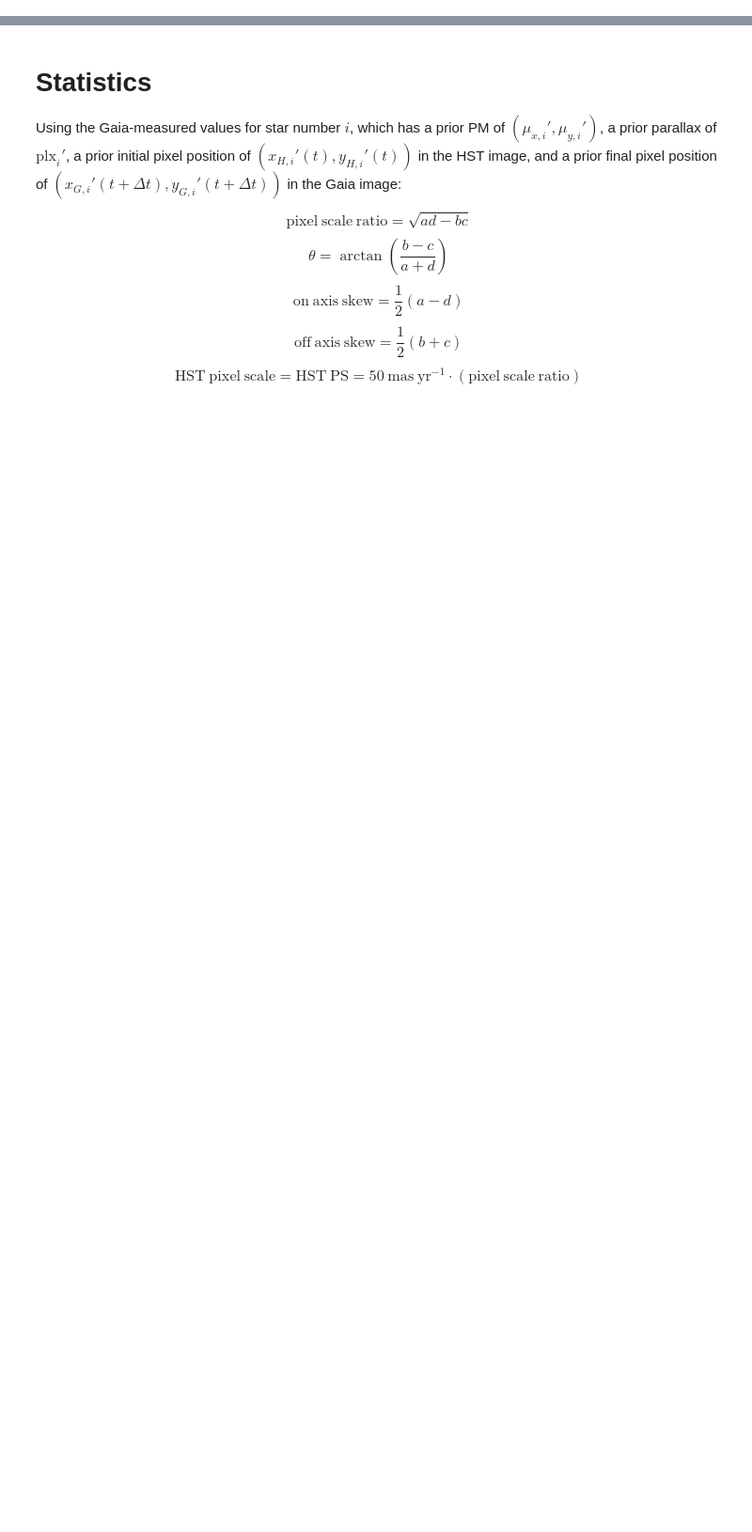
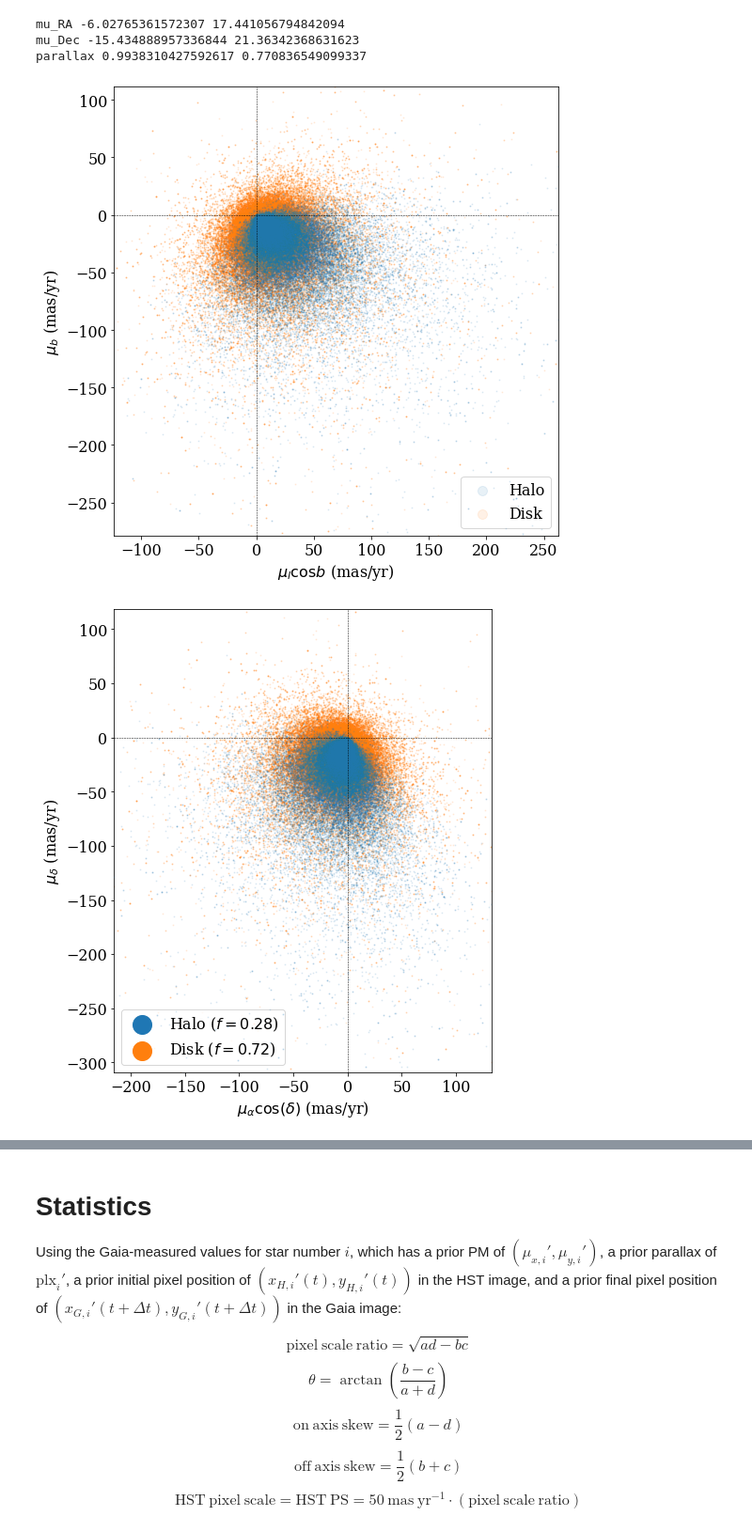
Before and after one commit to KevinMcK95/BayesianPMs, a Jupyter notebook: fake_pm_output_maker.ipynb, the cells around one changed output, grey strips where cells are left out. Shown at 94% size. Cells and saved outputs as stored; diff of their text form; code cells hidden in the pictures; blank space fills up the shorter version.

```diff
--- a/fake_pm_output_maker.ipynb
+++ b/fake_pm_output_maker.ipynb
@@ -648,15 +783,6 @@ plt.show()
 # %%
-resampled_params = np.zeros_like(new_params)
-chosen_inds = np.random.choice(len(new_params),p=new_param_weights,size=len(new_params))
-resampled_params = np.copy(new_params[chosen_inds])
-resampled_param_pms = np.copy(new_param_pms[chosen_inds])
-resampled_param_pm_lbs = np.copy(new_param_pm_lbs[chosen_inds])
-
-resampled_halo = (resampled_params[:,1] == 1)
-resampled_disk = ~resampled_halo
-
 size = 1
-alpha = 0.2
+alpha = 0.1
 
 print('mu_RA',np.median(resampled_param_pms[:,0]),0.5*np.diff(np.percentile(resampled_param_pms[:,0],[16,84]))[0])
 print('mu_Dec',np.median(resampled_param_pms[:,1]),0.5*np.diff(np.percentile(resampled_param_pms[:,1],[16,84]))[0])
@@ -670,36 +796,89 @@ if np.sum(resampled_halo) > 0:
 if np.sum(resampled_disk) > 0:
     plt.scatter(resampled_param_pm_lbs[resampled_disk,0],resampled_param_pm_lbs[resampled_disk,1],
                 color='C1',label='Disk',zorder=-1e10,s=size,alpha=alpha)
 plt.legend(loc=4,markerscale=10)
 plt.axhline(0,c='k',ls='--',lw=0.5,zorder=1e20)
 plt.axvline(0,c='k',ls='--',lw=0.5,zorder=1e20)
-plt.xlabel('$\mu_{l}$ (mas/yr)')
+plt.xlabel('$\mu_{l} \cos b$ (mas/yr)')
 plt.ylabel('$\mu_{b}$ (mas/yr)')
 bounds = np.percentile(resampled_param_pm_lbs,[16,50,84],axis=0).T
 n_sigma = 10
 xlim = bounds[0,1]-n_sigma*(bounds[0,1]-bounds[0,0]),bounds[0,1]+n_sigma*(bounds[0,2]-bounds[0,1])
 ylim = bounds[1,1]-n_sigma*(bounds[1,1]-bounds[1,0]),bounds[1,1]+n_sigma*(bounds[1,2]-bounds[1,1])
 plt.xlim(xlim);plt.ylim(ylim)
 plt.tight_layout()
 plt.show()
 
 plt.figure(figsize=(8,8))
 plt.gca().set_aspect('equal')
 if np.sum(resampled_halo) > 0:
     plt.scatter(resampled_param_pms[resampled_halo,0],resampled_param_pms[resampled_halo,1],
-                color='C0',label='Halo',zorder=1e10,s=size,alpha=alpha)
+                color='C0',label='Halo ($f=%.2f$)'%(chosen_halo_fraction),zorder=1e10,s=size,alpha=alpha)
 if np.sum(resampled_disk) > 0:
     plt.scatter(resampled_param_pms[resampled_disk,0],resampled_param_pms[resampled_disk,1],
-                color='C1',label='Disk',zorder=-1e10,s=size,alpha=alpha)
-plt.legend(loc=3,markerscale=10)
+                color='C1',label='Disk ($f=%.2f$)'%(1-chosen_halo_fraction),zorder=-1e10,s=size,alpha=alpha)
+leg = plt.legend(loc=3,markerscale=20)
+for lh in leg.legendHandles:
+    lh.set_alpha(1)
 plt.axhline(0,c='k',ls='--',lw=0.5,zorder=1e20)
 plt.axvline(0,c='k',ls='--',lw=0.5,zorder=1e20)
-plt.xlabel('$\mu_{\mathrm{RA}}$ (mas/yr)')
-plt.ylabel('$\mu_{\mathrm{Dec}}$ (mas/yr)')
+# plt.xlabel('$\mu_{\mathrm{RA}}$ (mas/yr)')
+# plt.ylabel('$\mu_{\mathrm{Dec}}$ (mas/yr)')
+plt.xlabel(r'$\mu_{\alpha}\cos(\delta)$ (mas/yr)')
+plt.ylabel(r'$\mu_{\delta}$ (mas/yr)')
 bounds = np.percentile(resampled_param_pms,[16,50,84],axis=0).T
 n_sigma = 10
 xlim = bounds[0,1]-n_sigma*(bounds[0,1]-bounds[0,0]),bounds[0,1]+n_sigma*(bounds[0,2]-bounds[0,1])
 ylim = bounds[1,1]-n_sigma*(bounds[1,1]-bounds[1,0]),bounds[1,1]+n_sigma*(bounds[1,2]-bounds[1,1])
 plt.xlim(xlim);plt.ylim(ylim)
 plt.tight_layout()
+plt.savefig(f'{figpath}synthetic_COSMOS_VPD.png')
 plt.show()
+
+plt.figure(figsize=(8,8))
+plt.gca().set_aspect('equal')
+plt.title('Disk PMs')
+plt.xlabel(r'$\mu_{\alpha}\cos(\delta)$ (mas/yr)')
+plt.ylabel(r'$\mu_{\delta}$ (mas/yr)')
+bounds = np.percentile(resampled_param_pms[resampled_disk],[16,50,84],axis=0).T
+n_sigma = 2
+xlim = bounds[0,1]-n_sigma*(bounds[0,1]-bounds[0,0]),bounds[0,1]+n_sigma*(bounds[0,2]-bounds[0,1])
+ylim = bounds[1,1]-n_sigma*(bounds[1,1]-bounds[1,0]),bounds[1,1]+n_sigma*(bounds[1,2]-bounds[1,1])
+plt.xlim(xlim);plt.ylim(ylim)
+
+plt.hist2d(resampled_param_pms[resampled_disk,0],resampled_param_pms[resampled_disk,1],
+           range=[xlim,ylim],bins=100)
+
+plt.axhline(0,c='w',ls='--',lw=0.5,zorder=1e20)
+plt.axvline(0,c='w',ls='--',lw=0.5,zorder=1e20)
+
+plt.tight_layout()
+
+plt.show()
+
+plt.figure(figsize=(8,8))
+plt.gca().set_aspect('equal')
+plt.title('Halo PMs')
+plt.xlabel(r'$\mu_{\alpha}\cos(\delta)$ (mas/yr)')
+plt.ylabel(r'$\mu_{\delta}$ (mas/yr)')
+bounds = np.percentile(resampled_param_pms[resampled_halo],[16,50,84],axis=0).T
+n_sigma = 2
+xlim = bounds[0,1]-n_sigma*(bounds[0,1]-bounds[0,0]),bounds[0,1]+n_sigma*(bounds[0,2]-bounds[0,1])
+ylim = bounds[1,1]-n_sigma*(bounds[1,1]-bounds[1,0]),bounds[1,1]+n_sigma*(bounds[1,2]-bounds[1,1])
+plt.xlim(xlim);plt.ylim(ylim)
+
+plt.hist2d(resampled_param_pms[resampled_halo,0],resampled_param_pms[resampled_halo,1],
+           range=[xlim,ylim],bins=100)
+
+plt.axhline(0,c='w',ls='--',lw=0.5,zorder=1e20)
+plt.axvline(0,c='w',ls='--',lw=0.5,zorder=1e20)
+
+plt.tight_layout()
+
+plt.show()
+# %% [output]
+mu_RA -6.02765361572307 17.441056794842094
+mu_Dec -15.434888957336844 21.36342368631623
+parallax 0.9938310427592617 0.770836549099337
+[figure, added]
+[figure, added]
```
Also changed, not shown: parts of 34 cells of this notebook.
